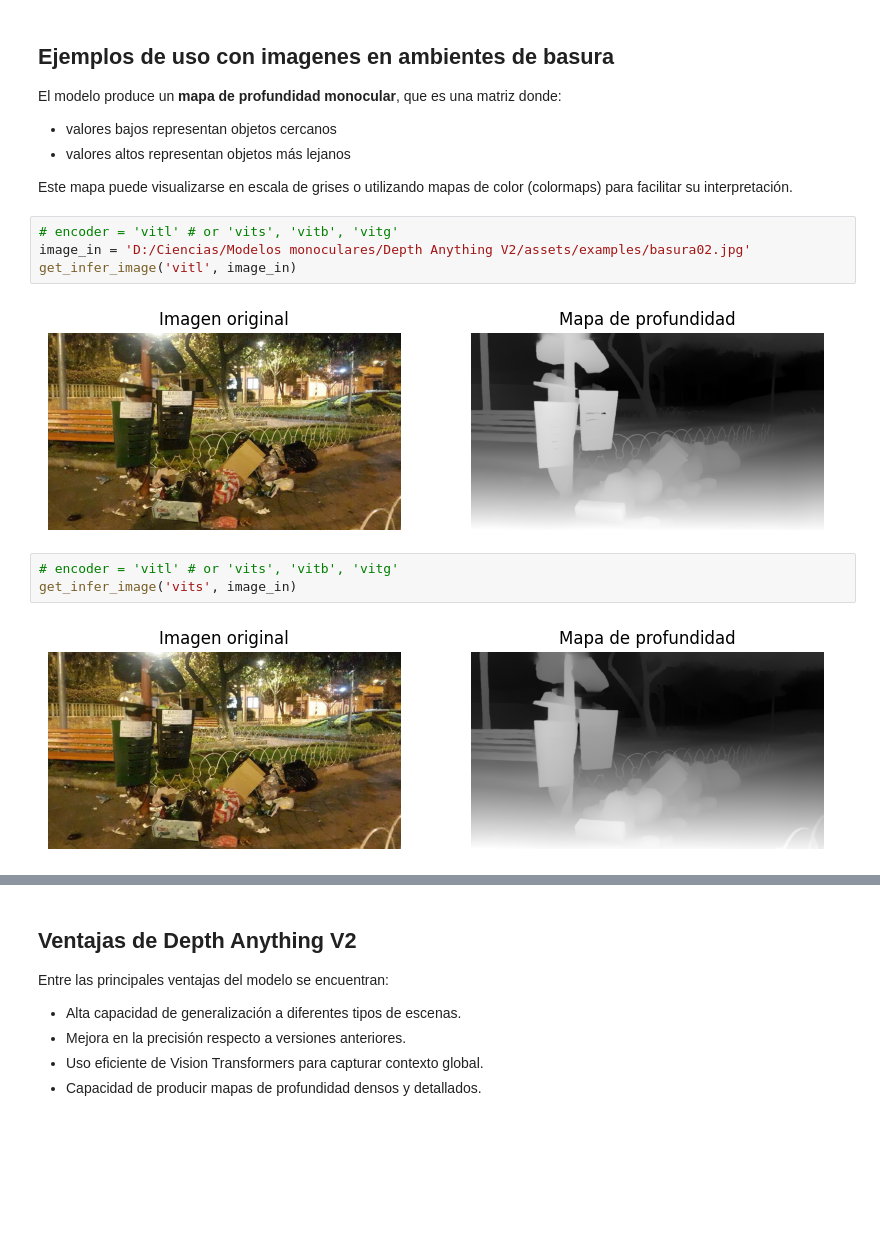
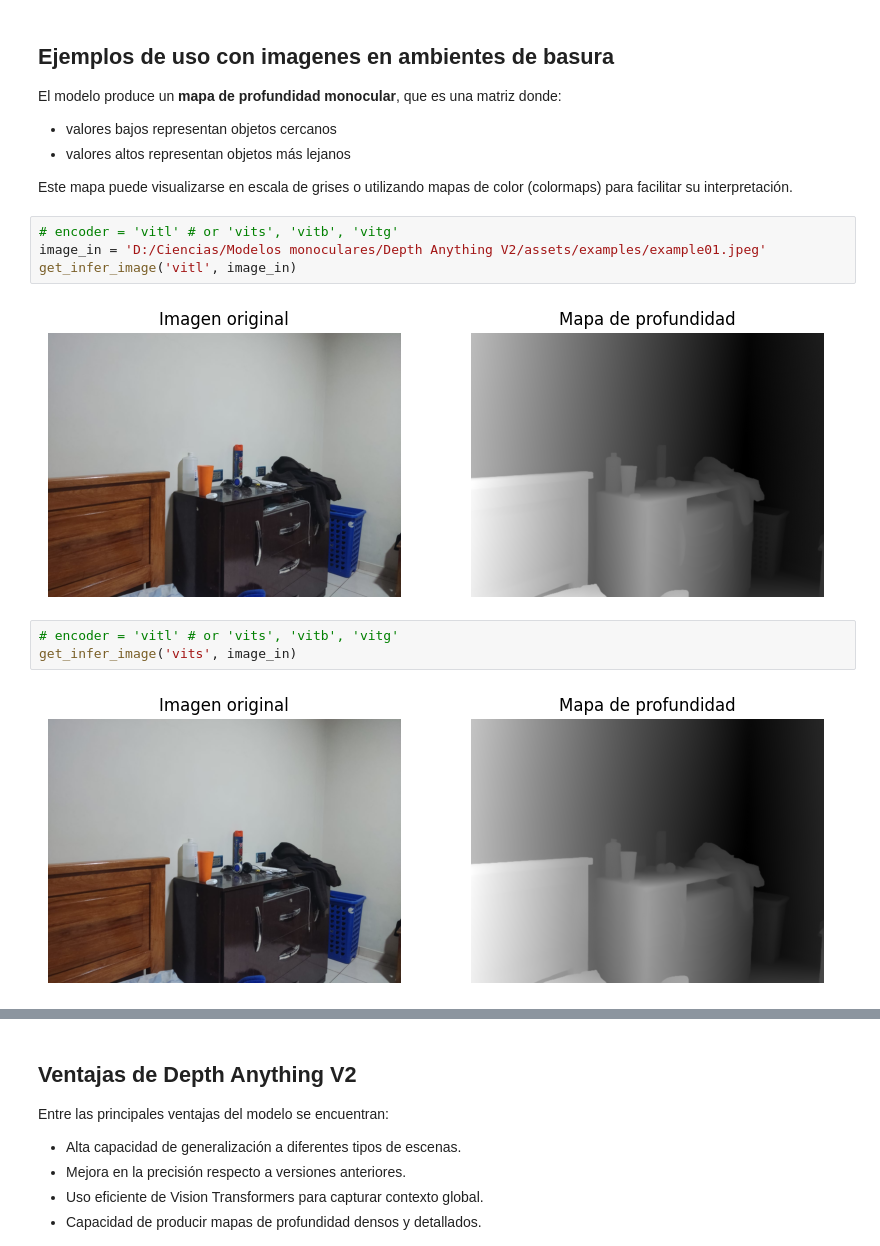
Before and after one commit to bspoloo/IC_MMP, a Jupyter notebook: Depth Anything V2/depth_anything.ipynb, the cells around one changed output, grey strips where cells are left out. Saved outputs shown, nothing was run; the diff lists cells and outputs as text; blank space fills up the shorter version.

```diff
--- a/Depth Anything V2/depth_anything.ipynb
+++ b/Depth Anything V2/depth_anything.ipynb
@@ -130,15 +133,15 @@ El modelo produce un **mapa de profundidad monocular**, que es una matriz donde:
 Este mapa puede visualizarse en escala de grises o utilizando mapas de color (colormaps) para facilitar su interpretación.
 # %%
 # encoder = 'vitl' # or 'vits', 'vitb', 'vitg'
-image_in = 'D:/Ciencias/Modelos monoculares/Depth Anything V2/assets/examples/basura02.jpg'
+image_in = 'D:/Ciencias/Modelos monoculares/Depth Anything V2/assets/examples/example01.jpeg'
 get_infer_image('vitl', image_in)
 # %% [output]
-[figure, old version]
+[figure, new version]
 # %%
 # encoder = 'vitl' # or 'vits', 'vitb', 'vitg'
 get_infer_image('vits', image_in)
 # %% [output]
-[figure, old version]
+[figure, new version]
 # %%
 # encoder = 'vitl' # or 'vits', 'vitb', 'vitg'
 get_infer_image('vitb', image_in)
```
Also changed, not shown: parts of 2 cells of this notebook, 9 other files.
